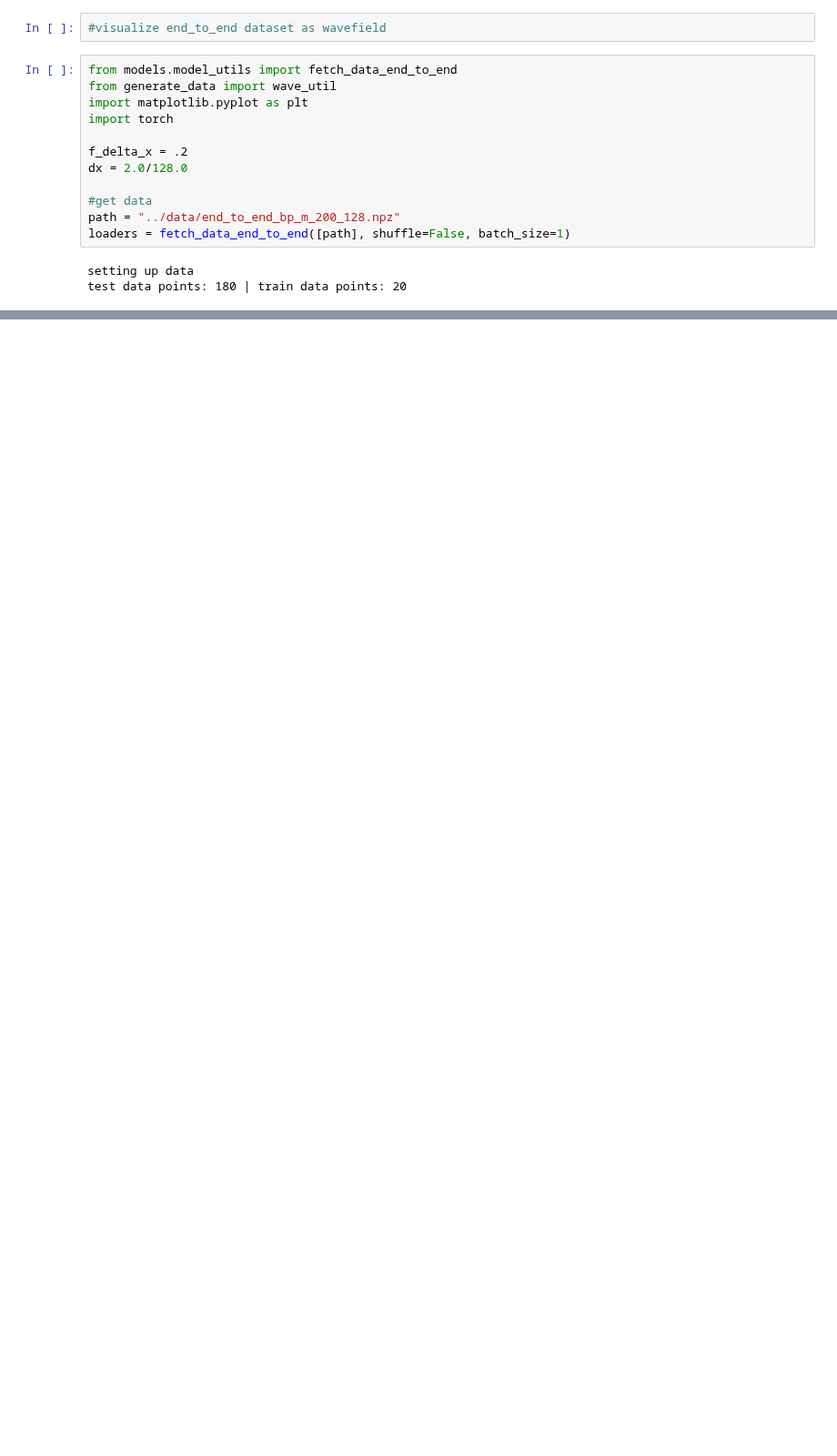
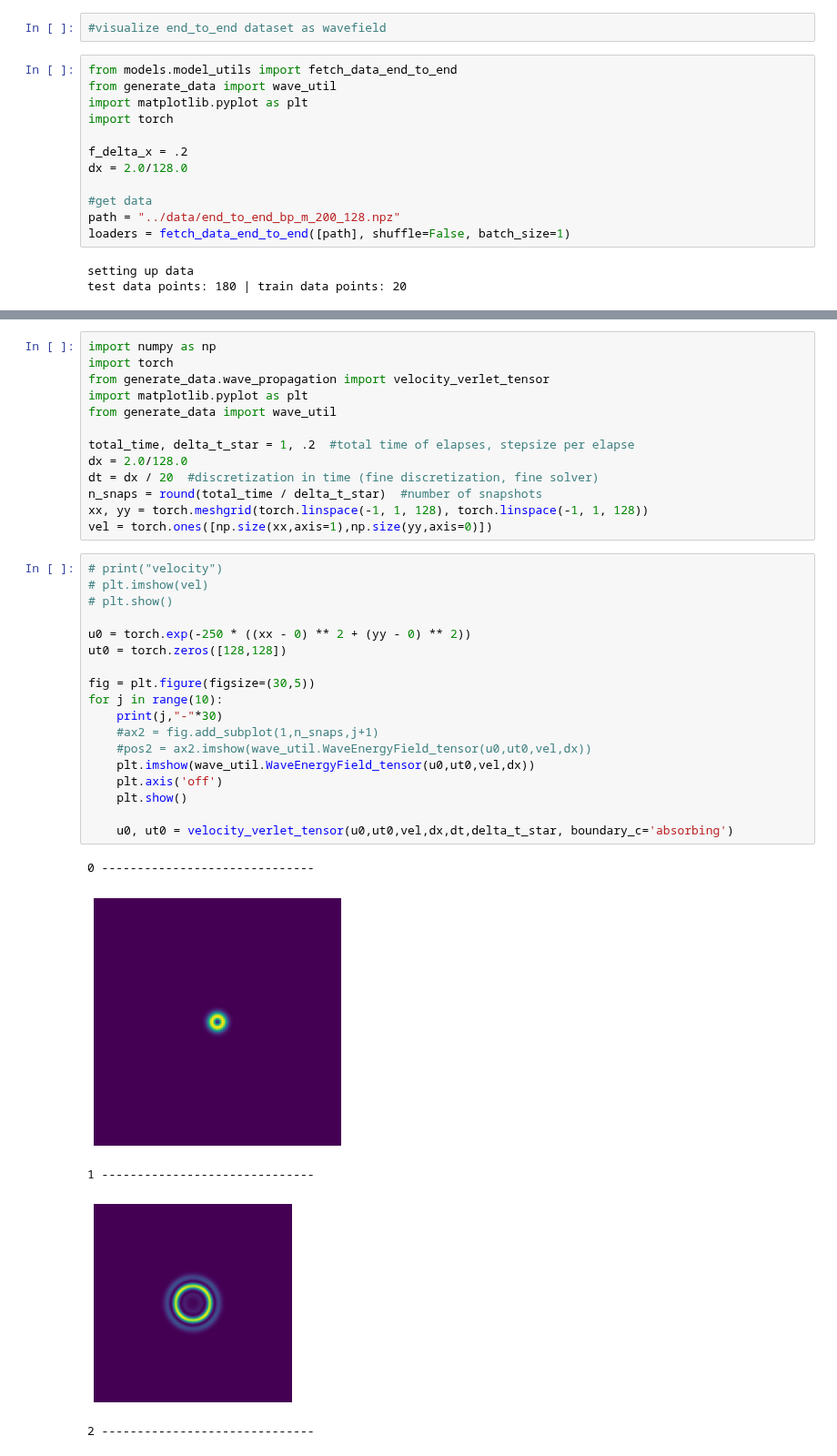
Before and after one commit to utkaiser/masterthesis_code, a Jupyter notebook: analysis/visualize_dataset.ipynb, the cells around one changed output, grey strips where cells are left out. Shown at 91% size. Cells and saved outputs as stored; diff of their text form; blank space fills up the shorter version.

Commit message:
started absorbing boundary condition

```diff
--- a/analysis/visualize_dataset.ipynb
+++ b/analysis/visualize_dataset.ipynb
@@ -67,0 +113,37 @@ for loader in loaders:
+# %%
+import numpy as np
+import torch
+from generate_data.wave_propagation import velocity_verlet_tensor
+import matplotlib.pyplot as plt
+from generate_data import wave_util
+
+total_time, delta_t_star = 1, .2  #total time of elapses, stepsize per elapse
+dx = 2.0/128.0
+dt = dx / 20  #discretization in time (fine discretization, fine solver)
+n_snaps = round(total_time / delta_t_star)  #number of snapshots
+xx, yy = torch.meshgrid(torch.linspace(-1, 1, 128), torch.linspace(-1, 1, 128))
+vel = torch.ones([np.size(xx,axis=1),np.size(yy,axis=0)])
+# %%
+# print("velocity")
+# plt.imshow(vel)
+# plt.show()
+
+u0 = torch.exp(-250 * ((xx - 0) ** 2 + (yy - 0) ** 2))
+ut0 = torch.zeros([128,128])
+
+fig = plt.figure(figsize=(30,5))
+for j in range(10):
+    print(j,"-"*30)
+    #ax2 = fig.add_subplot(1,n_snaps,j+1)
+    #pos2 = ax2.imshow(wave_util.WaveEnergyField_tensor(u0,ut0,vel,dx))
+    plt.imshow(wave_util.WaveEnergyField_tensor(u0,ut0,vel,dx))
+    plt.axis('off')
+    plt.show()
+
+    u0, ut0 = velocity_verlet_tensor(u0,ut0,vel,dx,dt,delta_t_star, boundary_c='absorbing')
+# %% [output]
+0 ------------------------------
+[figure, added]
+1 ------------------------------
+[figure, added]
+2 ------------------------------
```
Also changed, not shown: parts of 6 cells of this notebook, 8 other files.
